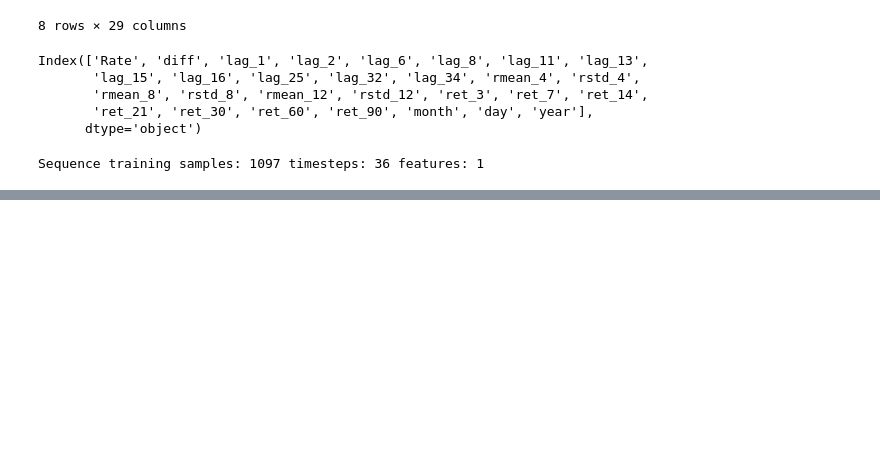
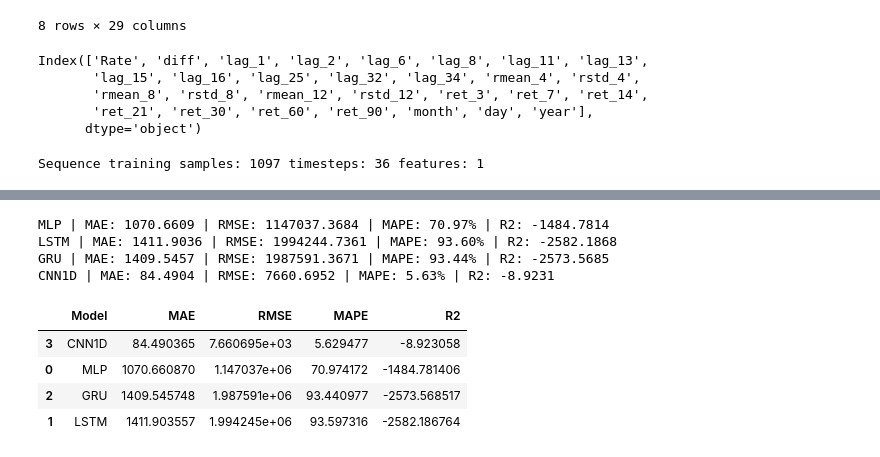
Before and after one commit to Samuel-Ozechi/NGForexCast, a Jupyter notebook: notebooks/modelling/DL_models.ipynb, the cells around one changed output, grey strips where cells are left out. Saved outputs shown, nothing was run; the diff lists cells and outputs as text; code cells hidden in the pictures; blank space fills up the shorter version.

```diff
--- a/notebooks/modelling/DL_models.ipynb
+++ b/notebooks/modelling/DL_models.ipynb
@@ -415,3 +440,24 @@ y_pred_cnn  = best_cnn.predict(X_test_seq).flatten()
+# %%
+# Evaluate and compile results
+results = []
+results.append(evaluate_model("MLP", y_test, y_pred_mlp))
+results.append(evaluate_model("LSTM", y_test_seq, y_pred_lstm))
+results.append(evaluate_model("GRU", y_test_seq, y_pred_gru))
+results.append(evaluate_model("CNN1D", y_test_seq, y_pred_cnn))
+
+# Results Summary
+results_df = pd.DataFrame(results).sort_values("MAE")
+display(results_df)
+# %% [output]
+MLP | MAE: 1070.6609 | RMSE: 1147037.3684 | MAPE: 70.97% | R2: -1484.7814
+LSTM | MAE: 1411.9036 | RMSE: 1994244.7361 | MAPE: 93.60% | R2: -2582.1868
+GRU | MAE: 1409.5457 | RMSE: 1987591.3671 | MAPE: 93.44% | R2: -2573.5685
+CNN1D | MAE: 84.4904 | RMSE: 7660.6952 | MAPE: 5.63% | R2: -8.9231
+|  | Model | MAE | RMSE | MAPE | R2 |
+| 3 | CNN1D | 84.490365 | 7.660695e+03 | 5.629477 | -8.923058 |
+| 0 | MLP | 1070.660870 | 1.147037e+06 | 70.974172 | -1484.781406 |
+| 2 | GRU | 1409.545748 | 1.987591e+06 | 93.440977 | -2573.568517 |
+| 1 | LSTM | 1411.903557 | 1.994245e+06 | 93.597316 | -2582.186764 |
 # %%
 plt.figure(figsize=(12,5))
 plt.plot(test.index, y_test_seq, label="Actual", color="black", linestyle="--")
```
Also changed, not shown: parts of 7 cells of this notebook, 8 other files.
